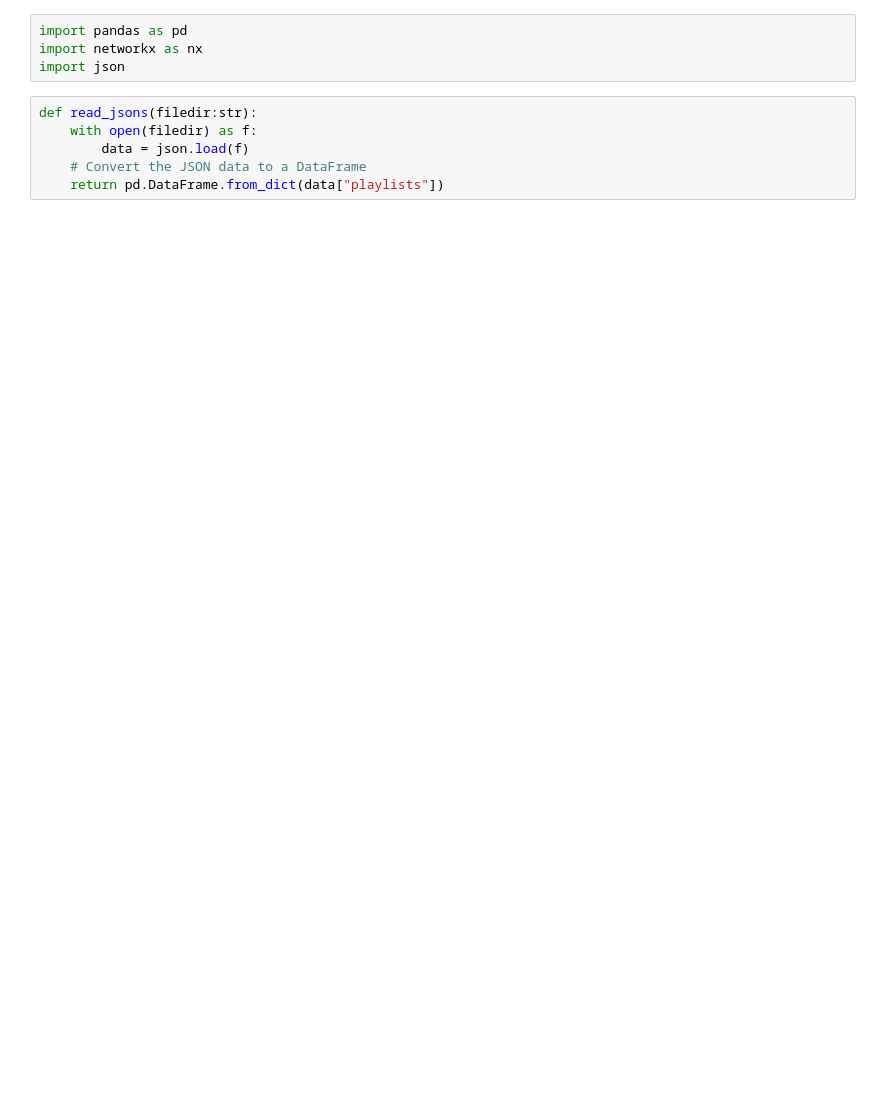
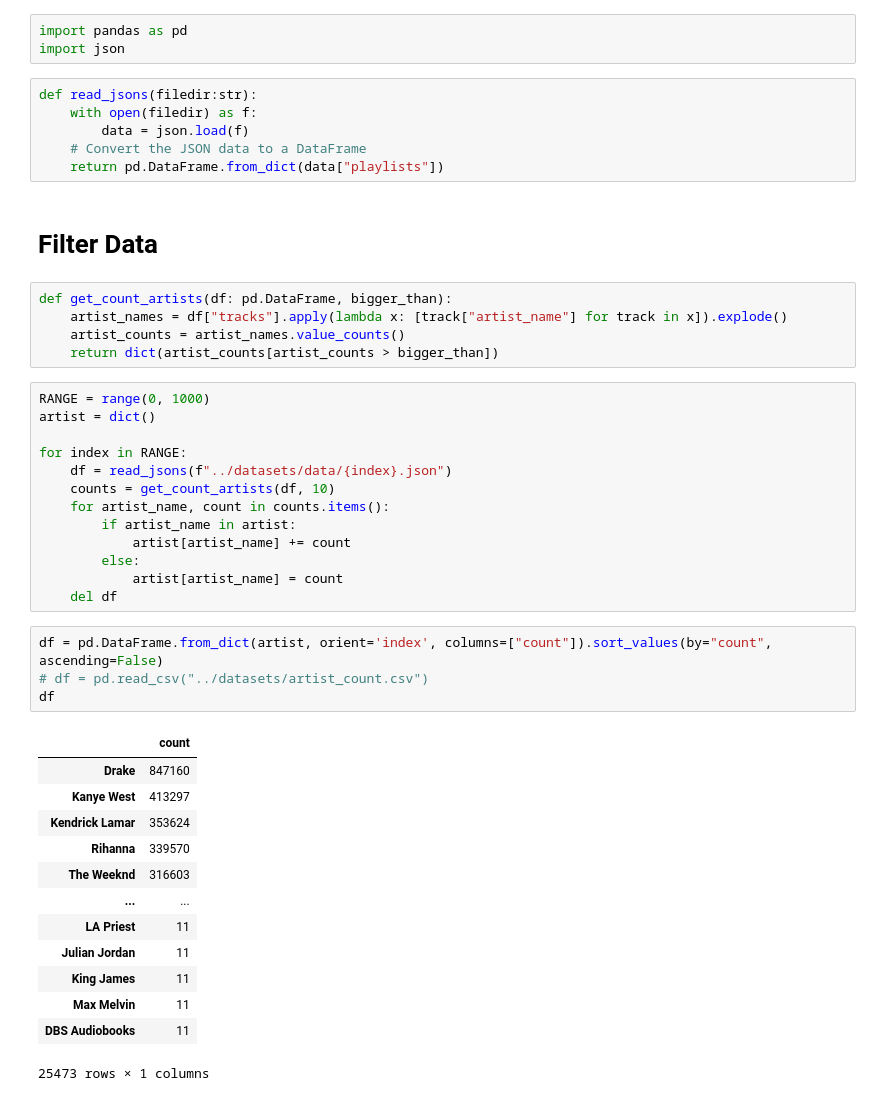
Before and after one commit to LuisFelipePoma/Spotify_Complex_Network, a Jupyter notebook: src/notebooks/elt.ipynb, the cells around one changed output. Saved outputs shown, nothing was run; the diff lists cells and outputs as text; blank space fills up the shorter version.

```diff
--- a/src/notebooks/elt.ipynb
+++ b/src/notebooks/elt.ipynb
@@ -1,6 +1,5 @@
 # %%
 import pandas as pd
-import networkx as nx
 import json
 # %%
 def read_jsons(filedir:str):
@@ -8,3 +7,41 @@ def read_jsons(filedir:str):
         data = json.load(f)
     # Convert the JSON data to a DataFrame
     return pd.DataFrame.from_dict(data["playlists"])
+# %% [markdown]
+# Filter Data
+# %%
+def get_count_artists(df: pd.DataFrame, bigger_than):
+    artist_names = df["tracks"].apply(lambda x: [track["artist_name"] for track in x]).explode()
+    artist_counts = artist_names.value_counts()
+    return dict(artist_counts[artist_counts > bigger_than])
+# %%
+RANGE = range(0, 1000)
+artist = dict()
+
+for index in RANGE:
+    df = read_jsons(f"../datasets/data/{index}.json")
+    counts = get_count_artists(df, 10)
+    for artist_name, count in counts.items():
+        if artist_name in artist:
+            artist[artist_name] += count
+        else:
+            artist[artist_name] = count
+    del df
+# %%
+df = pd.DataFrame.from_dict(artist, orient='index', columns=["count"]).sort_values(by="count", ascending=False)
+# df = pd.read_csv("../datasets/artist_count.csv")
+df
+# %% [output]
+|  | count |
+| Drake | 847160 |
+| Kanye West | 413297 |
+| Kendrick Lamar | 353624 |
+| Rihanna | 339570 |
+| The Weeknd | 316603 |
+| ... | ... |
+| LA Priest | 11 |
+| Julian Jordan | 11 |
+| King James | 11 |
+| Max Melvin | 11 |
+| DBS Audiobooks | 11 |
+25473 rows × 1 columns
```
Also changed, not shown: parts of 20 cells of this notebook, 18 other files.
